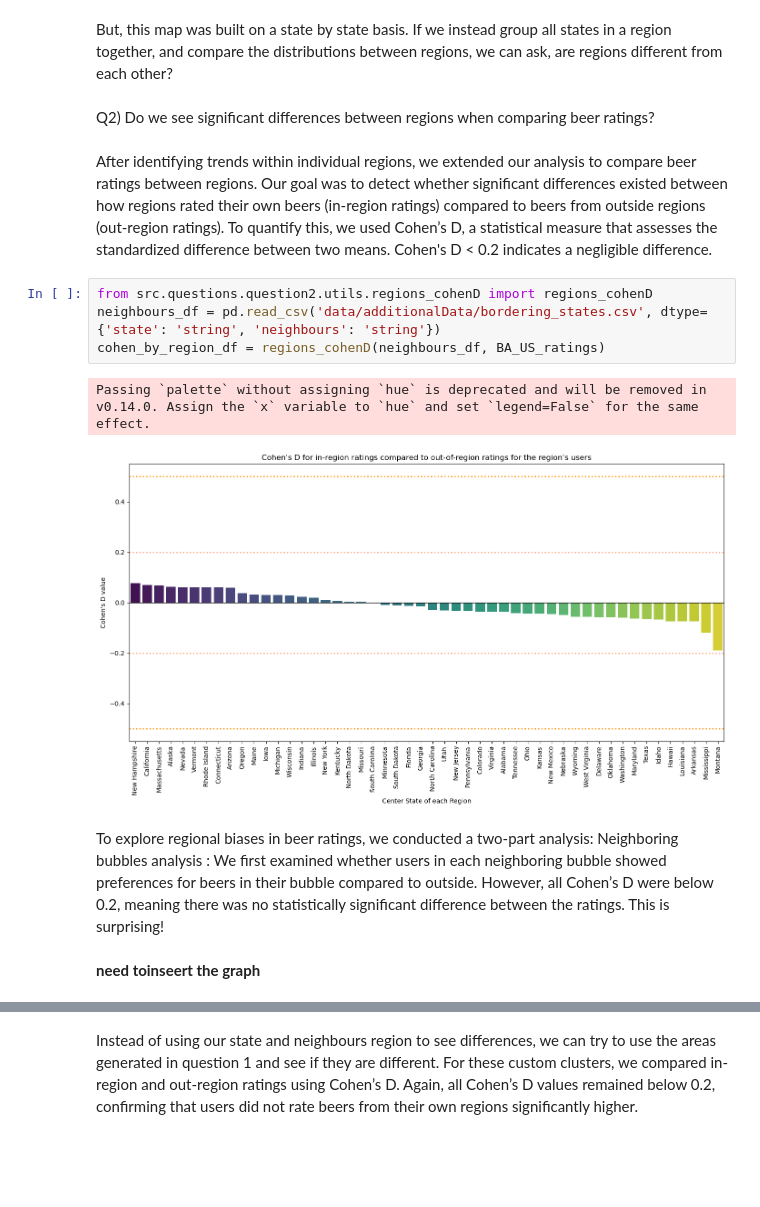
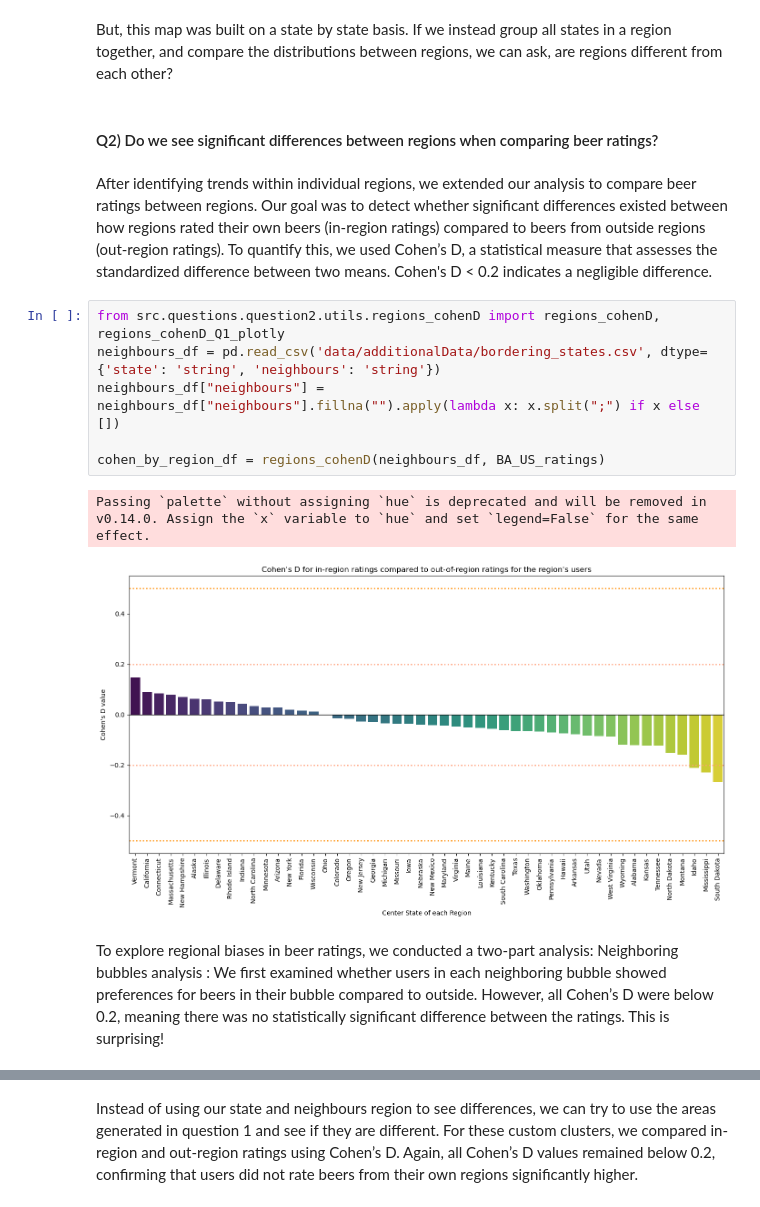
Before and after one commit to epfl-ada/ada-2024-project-x0x0, a Jupyter notebook: results.ipynb, the cells around one changed output, grey strips where cells are left out. Drawn from its saved outputs; the diff is of its cells as text; blank space fills up the shorter version.

Commit message:
results, images

```diff
--- a/results.ipynb
+++ b/results.ipynb
@@ -140,18 +148,18 @@ This whole mapping is somewhat flawed as it groups only based on very local rati
 # %% [markdown]
 But, this map was built on a state by state basis. If we instead group all states in a region together, and compare the distributions between regions, we can ask, are regions different from each other?
 # %% [markdown]
-Q2) Do we see significant differences between regions when comparing beer ratings?
+#### Q2) Do we see significant differences between regions when comparing beer ratings?
 # %% [markdown]
 After identifying trends within individual regions, we extended our analysis to compare beer ratings between regions. Our goal was to detect whether significant differences existed between how regions rated their own beers (in-region ratings) compared to beers from outside regions (out-region ratings). To quantify this, we used Cohen’s D, a statistical measure that assesses the standardized difference between two means. Cohen's D < 0.2 indicates a negligible difference.
 # %%
-from src.questions.question2.utils.regions_cohenD import regions_cohenD
+from src.questions.question2.utils.regions_cohenD import regions_cohenD, regions_cohenD_Q1_plotly
 neighbours_df = pd.read_csv('data/additionalData/bordering_states.csv', dtype={'state': 'string', 'neighbours': 'string'})
+neighbours_df["neighbours"] = neighbours_df["neighbours"].fillna("").apply(lambda x: x.split(";") if x else [])
+
 cohen_by_region_df = regions_cohenD(neighbours_df, BA_US_ratings)
 # %% [output]
 Passing `palette` without assigning `hue` is deprecated and will be removed in v0.14.0. Assign the `x` variable to `hue` and set `legend=False` for the same effect.
-[figure, old version]
+[figure, new version]
 # %% [markdown]
 To explore regional biases in beer ratings, we conducted a two-part analysis:
 Neighboring bubbles analysis : We first examined whether users in each neighboring  bubble showed preferences for beers in their bubble compared to outside. However, all Cohen’s D were below 0.2, meaning there was no statistically significant difference between the ratings. This is surprising!
-# %% [markdown]
-**need toinseert the graph**
```
Also changed, not shown: parts of 30 cells of this notebook, 7 other files.
